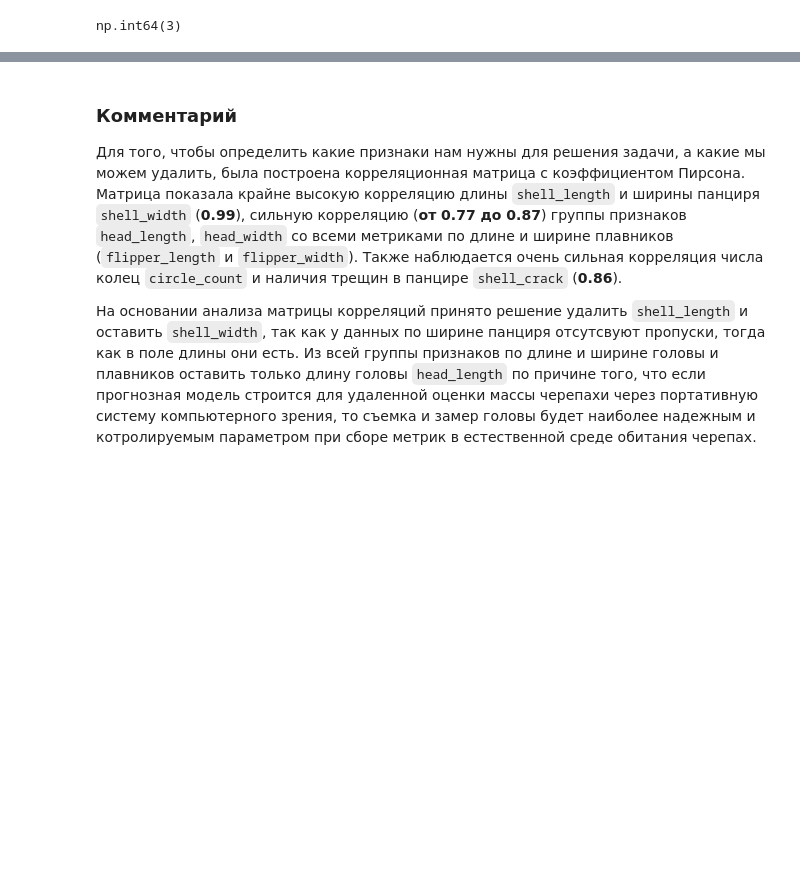
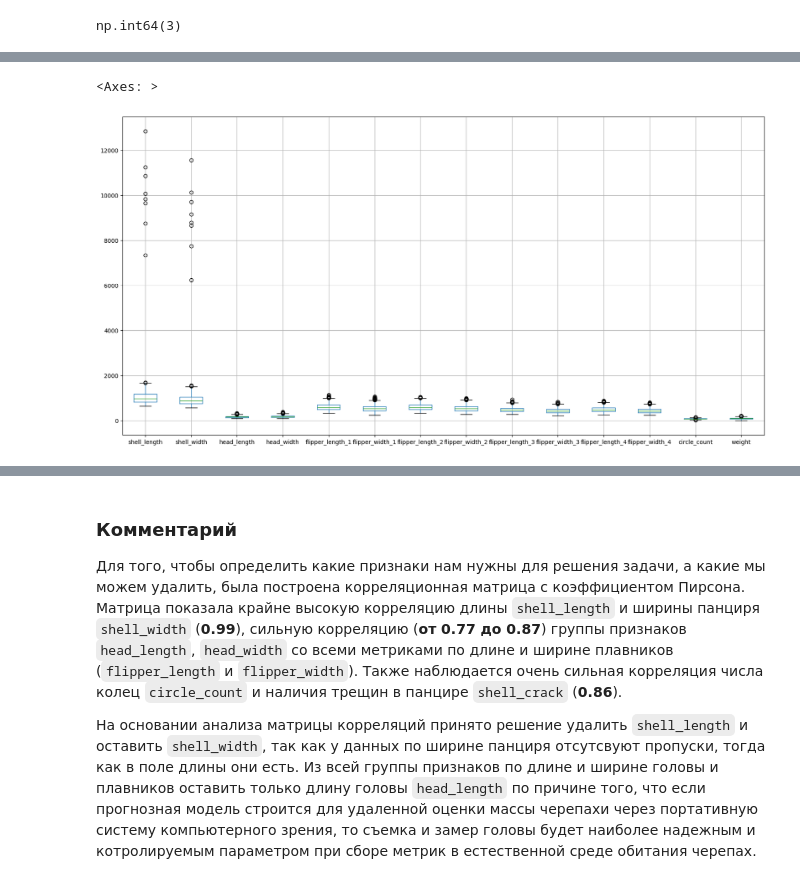
Before and after one commit to TemaQDX/project_turtle, a Jupyter notebook: project_turtle_sprint_10_Artem_Burov.ipynb, the cells around one changed output, grey strips where cells are left out. Saved outputs shown, nothing was run; the diff lists cells and outputs as text; code cells hidden in the pictures; blank space fills up the shorter version.

```diff
--- a/project_turtle_sprint_10_Artem_Burov.ipynb
+++ b/project_turtle_sprint_10_Artem_Burov.ipynb
@@ -330,0 +415,5 @@ np.int64(0)
+# %%
+df_chelodia_mydas.boxplot(figsize=(20, 10))
+# %% [output]
+<Axes: >
+[figure, added]
```
Also changed, not shown: parts of 28 cells of this notebook.
